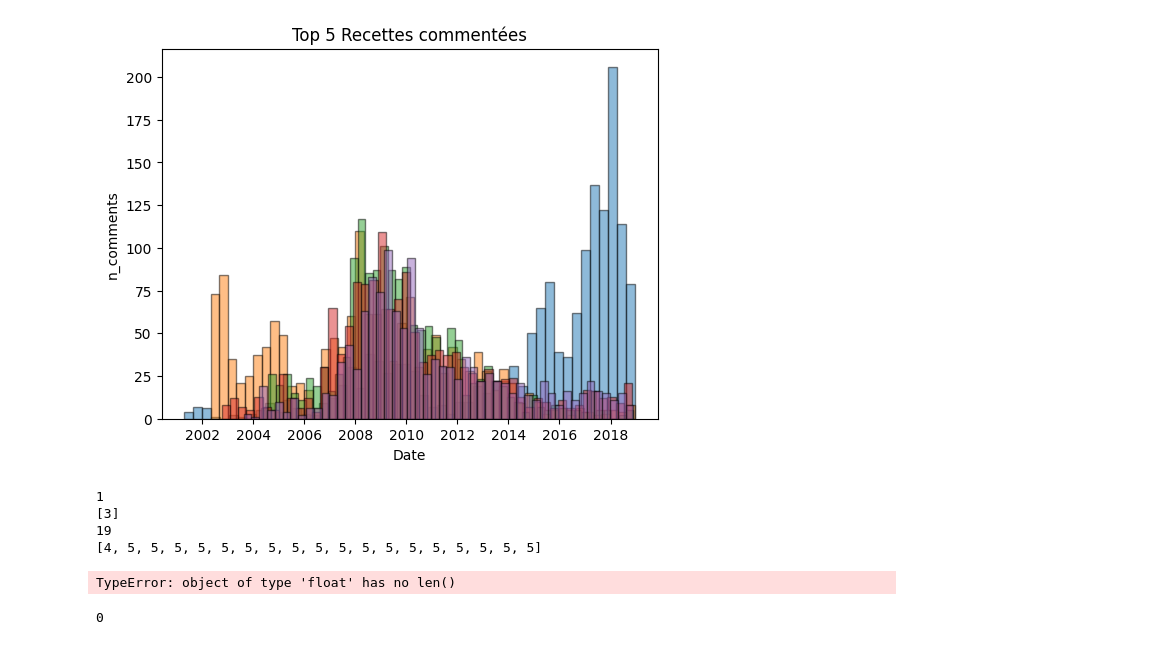
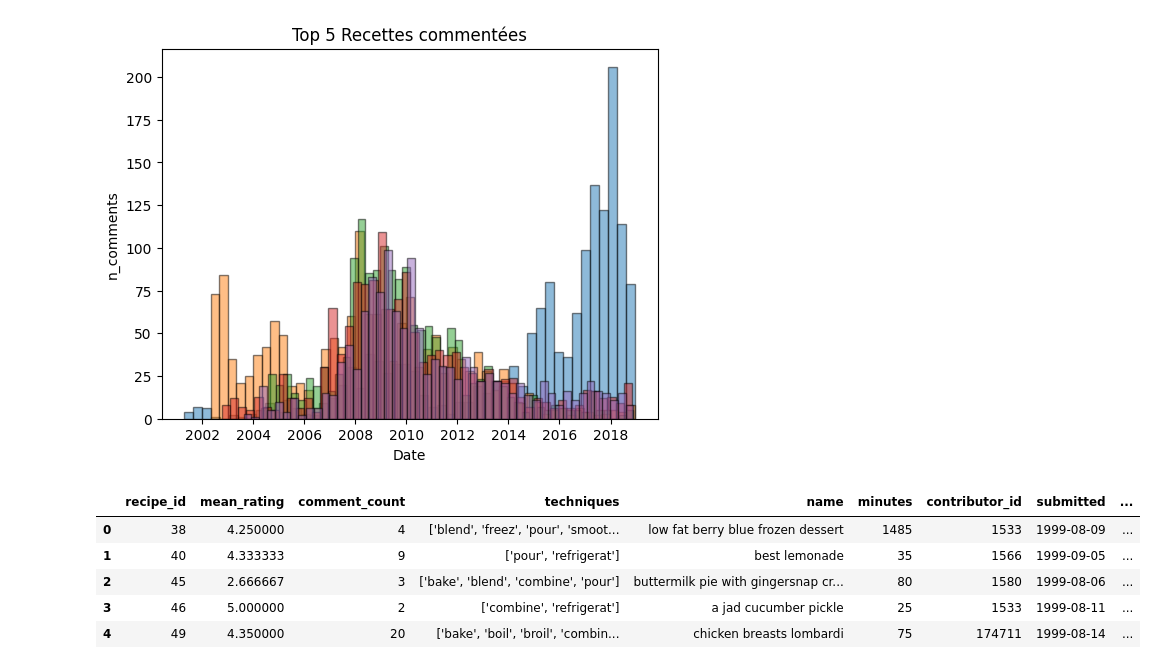
Before and after one commit to amaldre/projet_Kit_Big_Data, a Jupyter notebook: src/notebook_malfoy.ipynb, the cells around one changed output. Saved outputs shown, nothing was run; the diff lists cells and outputs as text; code cells hidden in the pictures.

```diff
--- a/src/notebook_malfoy.ipynb
+++ b/src/notebook_malfoy.ipynb
@@ -147,22 +121,10 @@ df_g['rating'] = df_g['rating'].apply(lambda x: ast.literal_eval(str(x)))
-# %%
-df_g.head()
-# Analyse des reviews
-print(len(df_g['rating'][0]))
-print(df_g['rating'][0])
-print(len(df_g['rating'][1]))
-print(df_g['rating'][1])
-# %% [output]
-1
-[3]
-19
-[4, 5, 5, 5, 5, 5, 5, 5, 5, 5, 5, 5, 5, 5, 5, 5, 5, 5, 5]
-# %%
-df_g['rating_count'] = df_g['rating'].apply(len)
-top_5_recipes = df_g.sort_values(by='rating_count', ascending=False).head(5)
-print(top_5_recipes[['submitted','recipe_id', 'rating_count','cleaned_name']])
-# %% [output]
-TypeError: object of type 'float' has no len()
-# %%
-print(top_5_recipes['rating'].isna().sum())
-# %% [output]
-0
+# %%
+cloud_df = pd.read_csv('../data/cloud_df.csv')
+cloud_df.head()
+# %% [output]
+|  | recipe_id | mean_rating | comment_count | techniques | name | minutes | contributor_id | submitted | ... |
+| 0 | 38 | 4.250000 | 4 | ['blend', 'freez', 'pour', 'smoot... | low fat berry blue frozen dessert | 1485 | 1533 | 1999-08-09 | ... |
+| 1 | 40 | 4.333333 | 9 | ['pour', 'refrigerat'] | best lemonade | 35 | 1566 | 1999-09-05 | ... |
+| 2 | 45 | 2.666667 | 3 | ['bake', 'blend', 'combine', 'pour'] | buttermilk pie with gingersnap cr... | 80 | 1580 | 1999-08-06 | ... |
+| 3 | 46 | 5.000000 | 2 | ['combine', 'refrigerat'] | a jad cucumber pickle | 25 | 1533 | 1999-08-11 | ... |
+| 4 | 49 | 4.350000 | 20 | ['bake', 'boil', 'broil', 'combin... | chicken breasts lombardi | 75 | 174711 | 1999-08-14 | ... |
```
Also changed, not shown: parts of 3 cells of this notebook, 3 other files.
